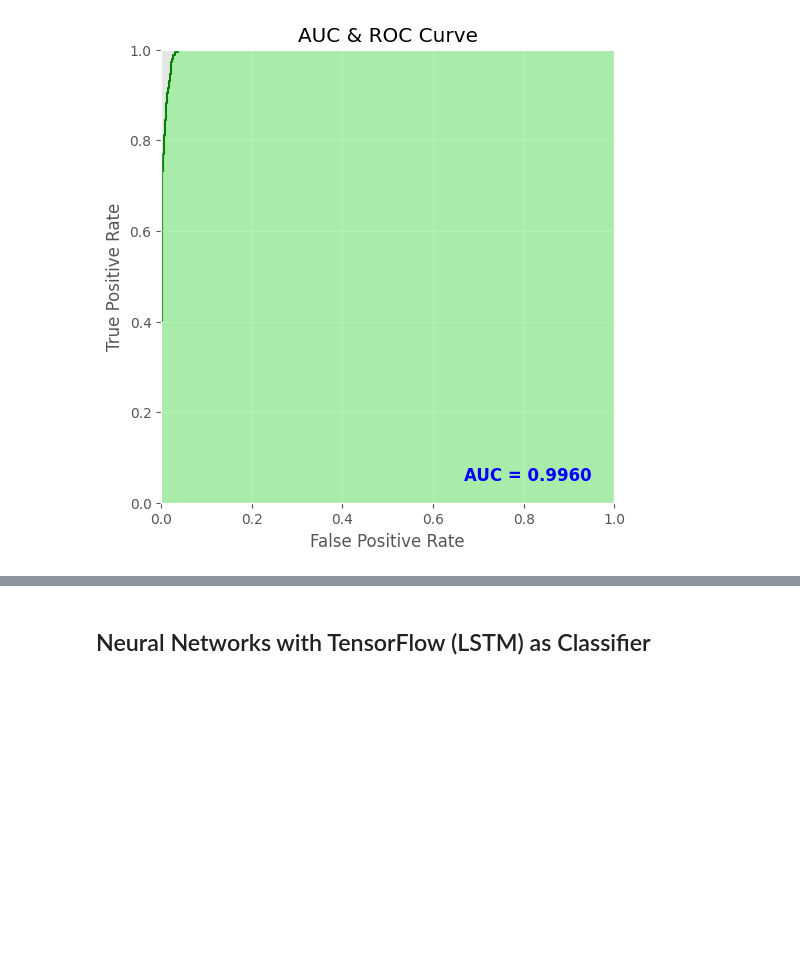
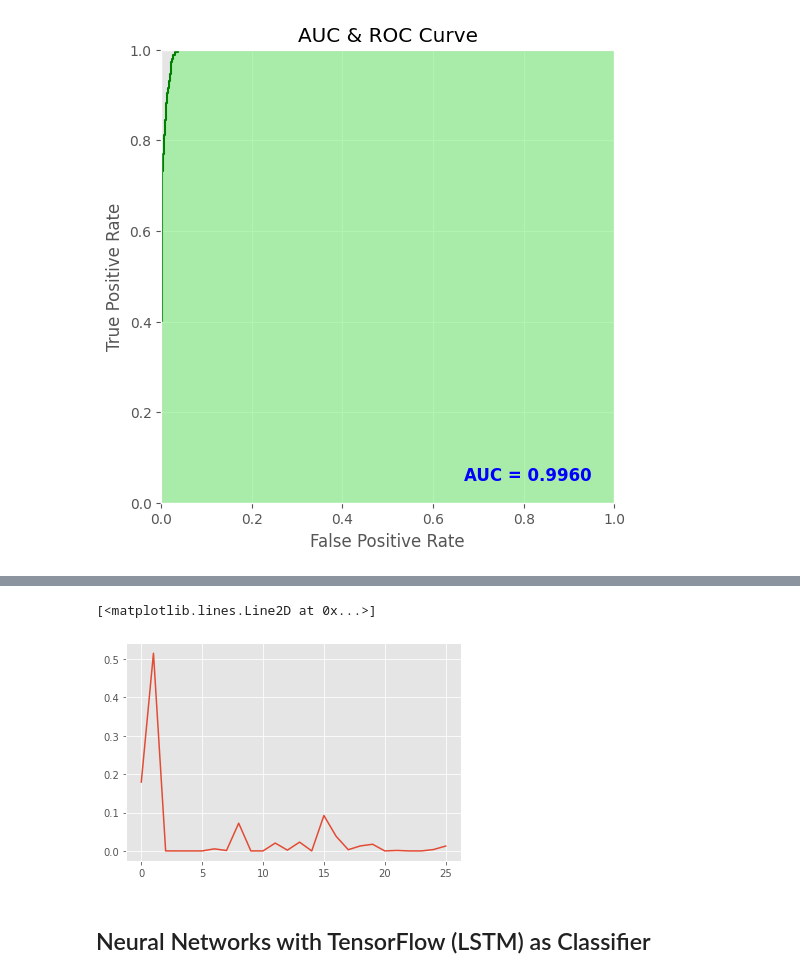
Before and after one commit to arcweld/DSI_Capstone_2, a Jupyter notebook: Capstone2.ipynb, the cells around one changed output, grey strips where cells are left out. Saved outputs shown, nothing was run; the diff lists cells and outputs as text; code cells hidden in the pictures; blank space fills up the shorter version.

```diff
--- a/Capstone2.ipynb
+++ b/Capstone2.ipynb
@@ -502,0 +490,4 @@ plt.show()
+# %%
+from sklearn.ensemble import GradientBoostingRegressor
+gbr = GradientBoostingRegressor(random_state=0)
+gbr.fit(X, y_reg)
@@ -503,3 +524,8 @@ plt.show()
+# %%
+plt.plot(gbr.feature_importances_)
+# %% [output]
+[<matplotlib.lines.Line2D at 0x...>]
+[figure, added]
 # %% [markdown]
 ## Neural Networks with TensorFlow (LSTM) as Classifier
 # %%
```
Also changed, not shown: parts of 25 cells of this notebook.
